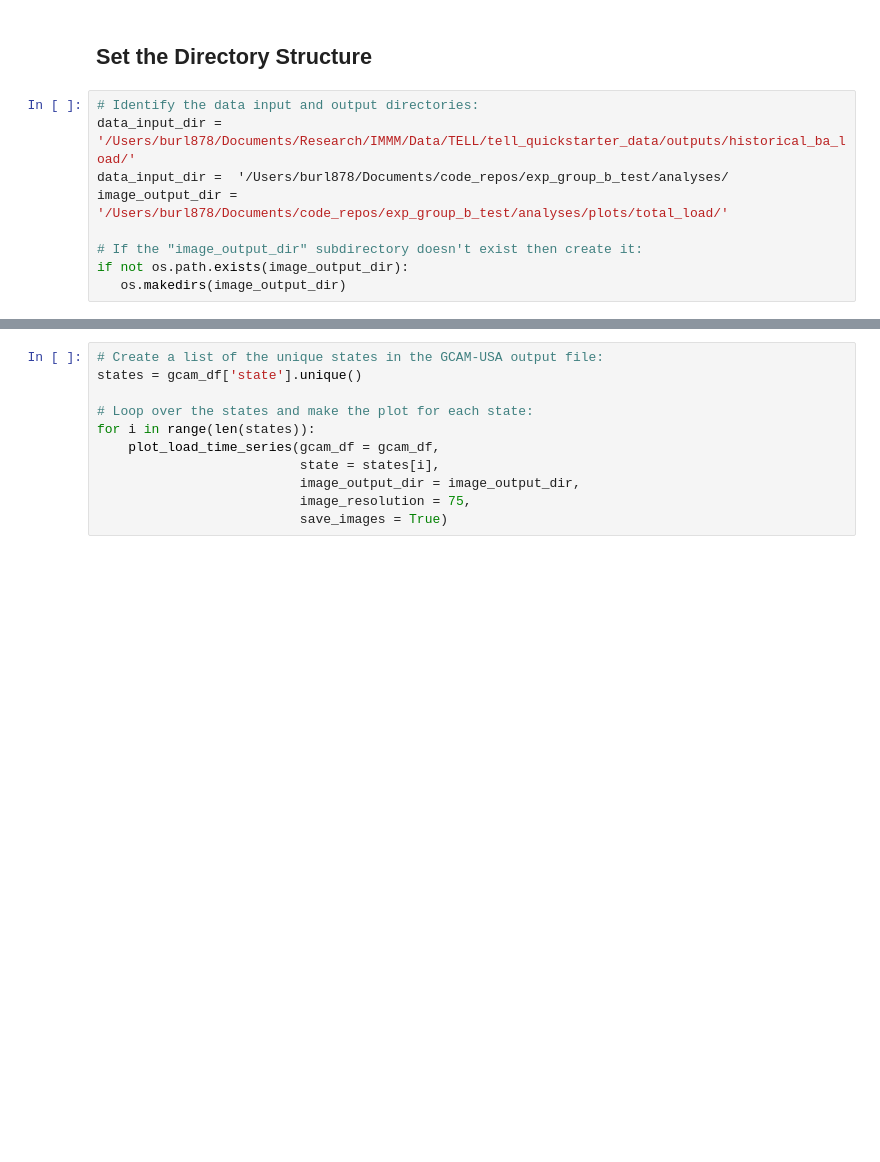
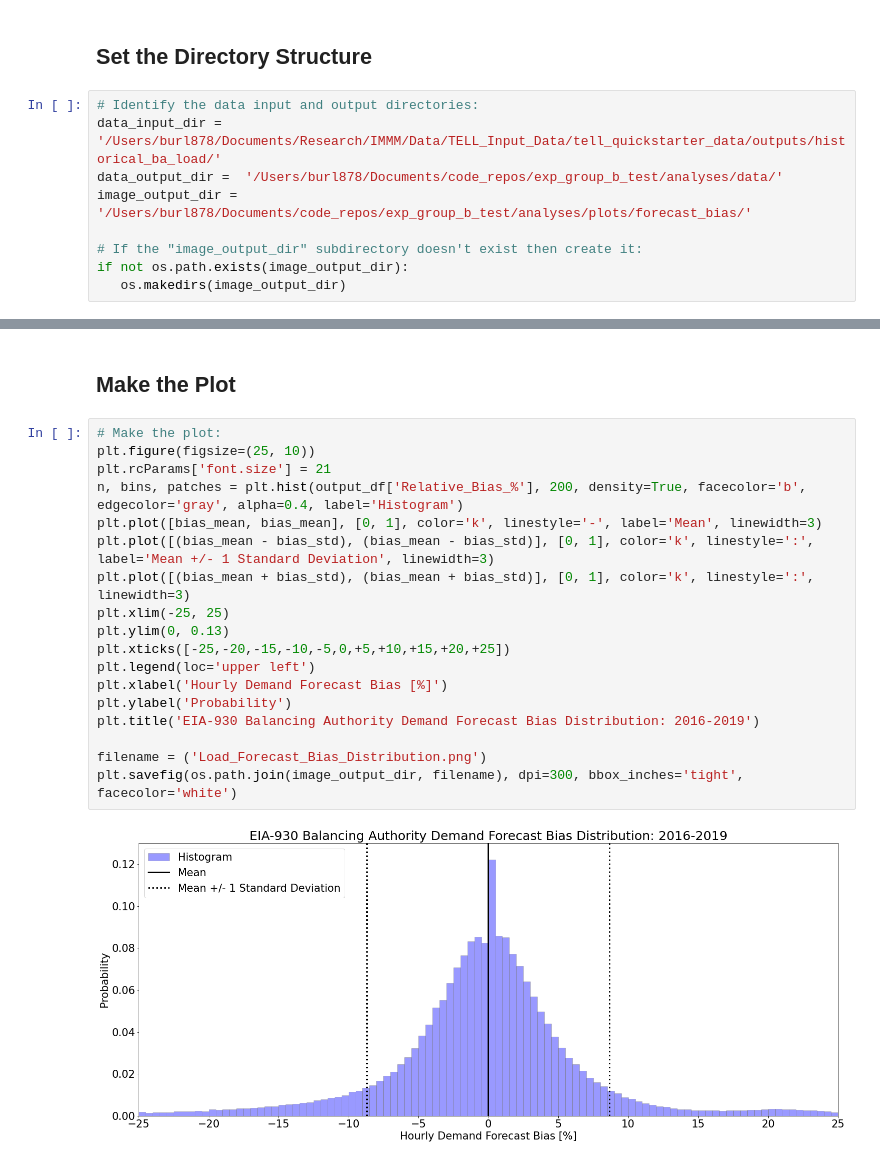
Before and after one commit to IMMM-SFA/exp_group_b, a Jupyter notebook: analyses/notebooks/div_forecast_bias_analysis.ipynb, the cells around one changed output, grey strips where cells are left out. Saved outputs shown, nothing was run; the diff lists cells and outputs as text; blank space fills up the shorter version.

```diff
--- a/analyses/notebooks/div_forecast_bias_analysis.ipynb
+++ b/analyses/notebooks/div_forecast_bias_analysis.ipynb
@@ -13,9 +16,9 @@ import matplotlib.pyplot as plt
 ## Set the Directory Structure
 # %%
 # Identify the data input and output directories:
-data_input_dir =  '/Users/burl878/Documents/Research/IMMM/Data/TELL/tell_quickstarter_data/outputs/historical_ba_load/'
-data_input_dir =  '/Users/burl878/Documents/code_repos/exp_group_b_test/analyses/
-image_output_dir =  '/Users/burl878/Documents/code_repos/exp_group_b_test/analyses/plots/total_load/'
+data_input_dir =  '/Users/burl878/Documents/Research/IMMM/Data/TELL_Input_Data/tell_quickstarter_data/outputs/historical_ba_load/'
+data_output_dir =  '/Users/burl878/Documents/code_repos/exp_group_b_test/analyses/data/'
+image_output_dir =  '/Users/burl878/Documents/code_repos/exp_group_b_test/analyses/plots/forecast_bias/'
 
 # If the "image_output_dir" subdirectory doesn't exist then create it:
 if not os.path.exists(image_output_dir):
@@ -135,11 +98,22 @@ def plot_load_time_series(gcam_df, state: str, image_output_dir: str, image_reso
-# %%
-# Create a list of the unique states in the GCAM-USA output file:
-states = gcam_df['state'].unique()
-
-# Loop over the states and make the plot for each state:
-for i in range(len(states)):
-    plot_load_time_series(gcam_df = gcam_df,
-                          state = states[i],
-                          image_output_dir = image_output_dir,
-                          image_resolution = 75,
-                          save_images = True)
+# %% [markdown]
+## Make the Plot
+# %%
+# Make the plot:
+plt.figure(figsize=(25, 10))
+plt.rcParams['font.size'] = 21
+n, bins, patches = plt.hist(output_df['Relative_Bias_%'], 200, density=True, facecolor='b', edgecolor='gray', alpha=0.4, label='Histogram')
+plt.plot([bias_mean, bias_mean], [0, 1], color='k', linestyle='-', label='Mean', linewidth=3)
+plt.plot([(bias_mean - bias_std), (bias_mean - bias_std)], [0, 1], color='k', linestyle=':', label='Mean +/- 1 Standard Deviation', linewidth=3)
+plt.plot([(bias_mean + bias_std), (bias_mean + bias_std)], [0, 1], color='k', linestyle=':', linewidth=3)
+plt.xlim(-25, 25)
+plt.ylim(0, 0.13)
+plt.xticks([-25,-20,-15,-10,-5,0,+5,+10,+15,+20,+25])
+plt.legend(loc='upper left')
+plt.xlabel('Hourly Demand Forecast Bias [%]')
+plt.ylabel('Probability')
+plt.title('EIA-930 Balancing Authority Demand Forecast Bias Distribution: 2016-2019')
+
+filename = ('Load_Forecast_Bias_Distribution.png')
+plt.savefig(os.path.join(image_output_dir, filename), dpi=300, bbox_inches='tight', facecolor='white')
+# %% [output]
+[figure, added]
```
Also changed, not shown: parts of 6 cells of this notebook, 1 other file.
